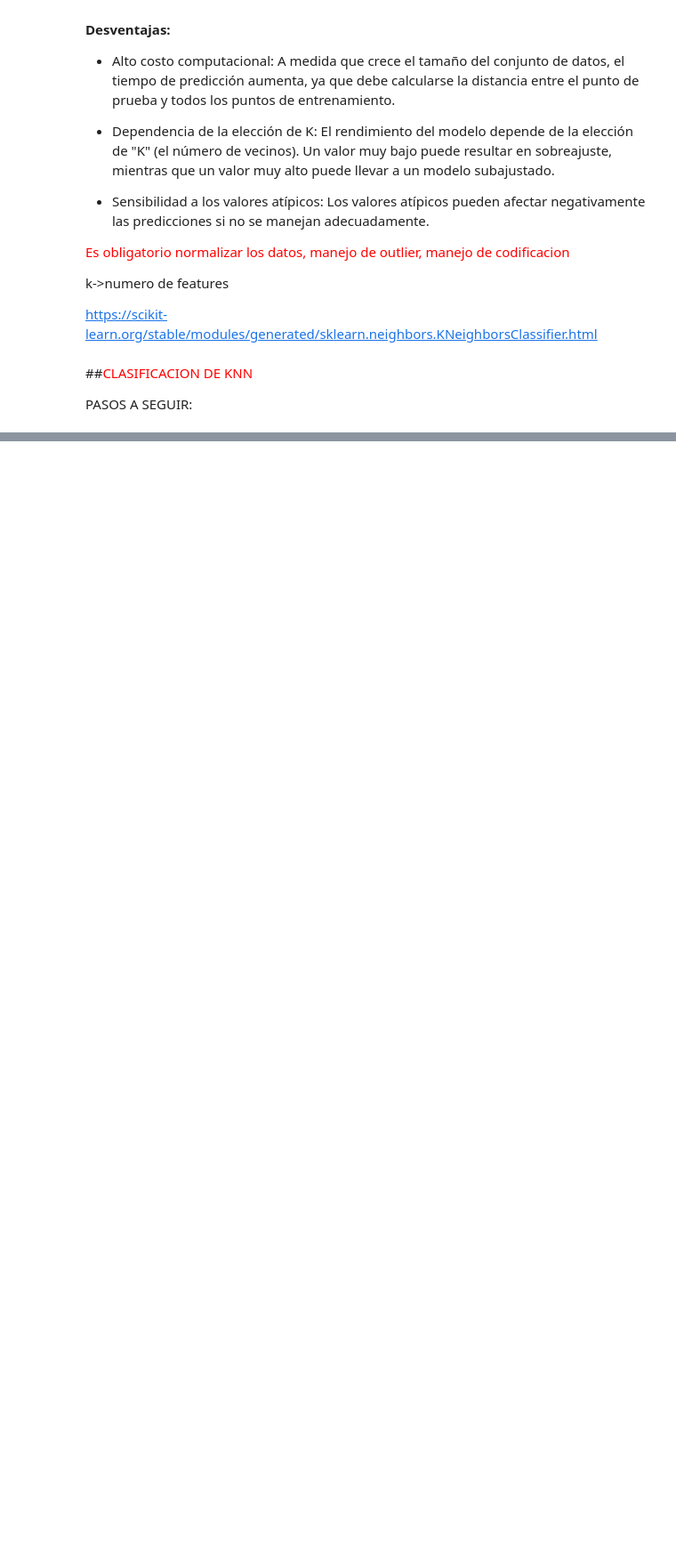
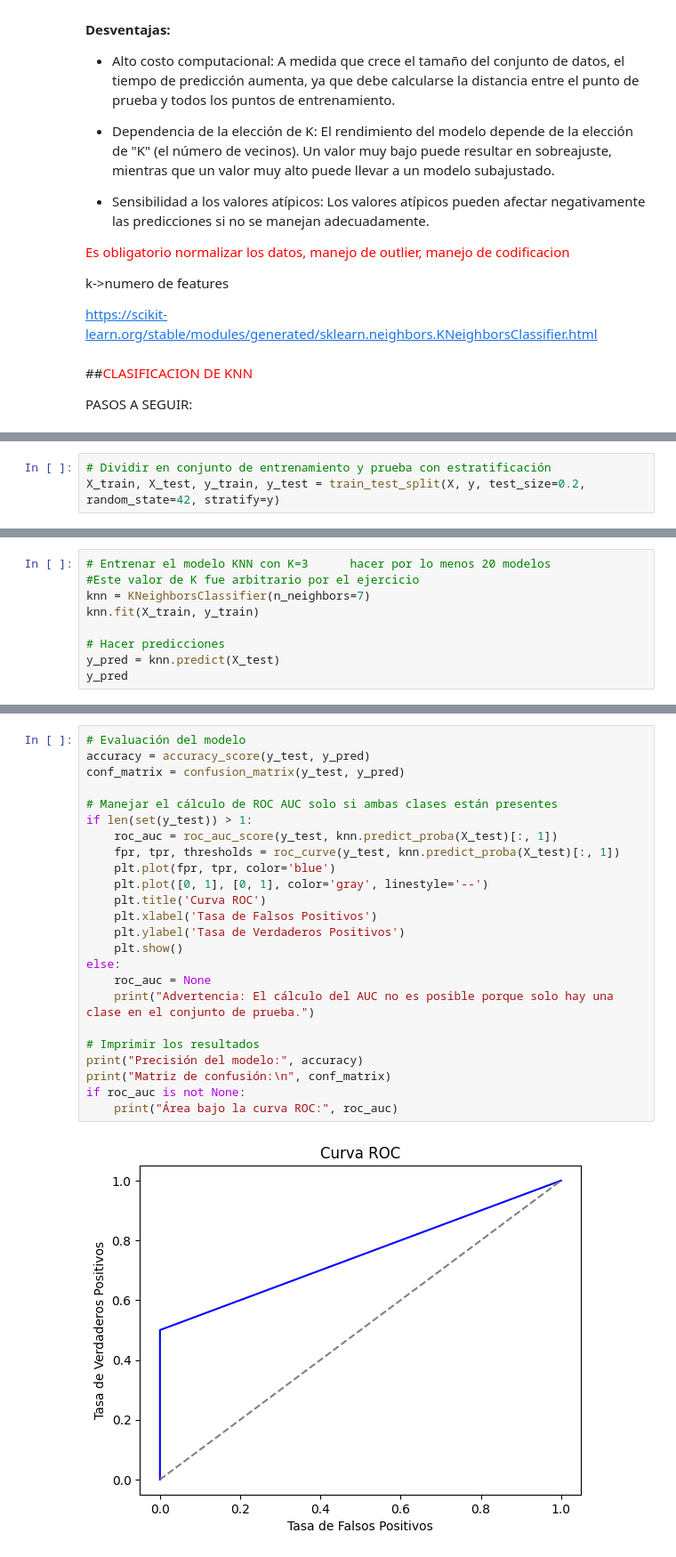
Before and after one commit to mbarragan744/clase-IA, a Jupyter notebook: corte2.ipynb, the cells around one changed output, grey strips where cells are left out. Shown: that part at 89% size. Cells and saved outputs as stored; diff of their text form; blank space fills up the shorter version.

```diff
--- a/corte2.ipynb
+++ b/corte2.ipynb
@@ -45,0 +138,3 @@ PASOS A SEGUIR:
+# %%
+# Dividir en conjunto de entrenamiento y prueba con estratificación
+X_train, X_test, y_train, y_test = train_test_split(X, y, test_size=0.2, random_state=42, stratify=y)
@@ -45,0 +171,9 @@ PASOS A SEGUIR:
+# %%
+# Entrenar el modelo KNN con K=3      hacer por lo menos 20 modelos
+#Este valor de K fue arbitrario por el ejercicio
+knn = KNeighborsClassifier(n_neighbors=7)
+knn.fit(X_train, y_train)
+
+# Hacer predicciones
+y_pred = knn.predict(X_test)
+y_pred
@@ -45,0 +191,26 @@ PASOS A SEGUIR:
+# %%
+# Evaluación del modelo
+accuracy = accuracy_score(y_test, y_pred)
+conf_matrix = confusion_matrix(y_test, y_pred)
+
+# Manejar el cálculo de ROC AUC solo si ambas clases están presentes
+if len(set(y_test)) > 1:
+    roc_auc = roc_auc_score(y_test, knn.predict_proba(X_test)[:, 1])
+    fpr, tpr, thresholds = roc_curve(y_test, knn.predict_proba(X_test)[:, 1])
+    plt.plot(fpr, tpr, color='blue')
+    plt.plot([0, 1], [0, 1], color='gray', linestyle='--')
+    plt.title('Curva ROC')
+    plt.xlabel('Tasa de Falsos Positivos')
+    plt.ylabel('Tasa de Verdaderos Positivos')
+    plt.show()
+else:
+    roc_auc = None
+    print("Advertencia: El cálculo del AUC no es posible porque solo hay una clase en el conjunto de prueba.")
+
+# Imprimir los resultados
+print("Precisión del modelo:", accuracy)
+print("Matriz de confusión:\n", conf_matrix)
+if roc_auc is not None:
+    print("Área bajo la curva ROC:", roc_auc)
+# %% [output]
+[figure, added]
```
Also changed, not shown: parts of 12 cells of this notebook.
